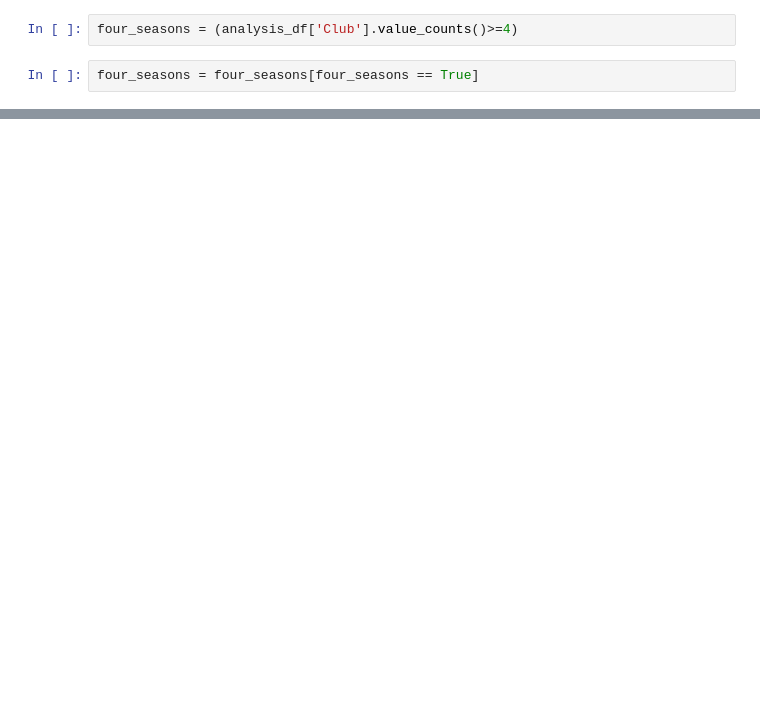
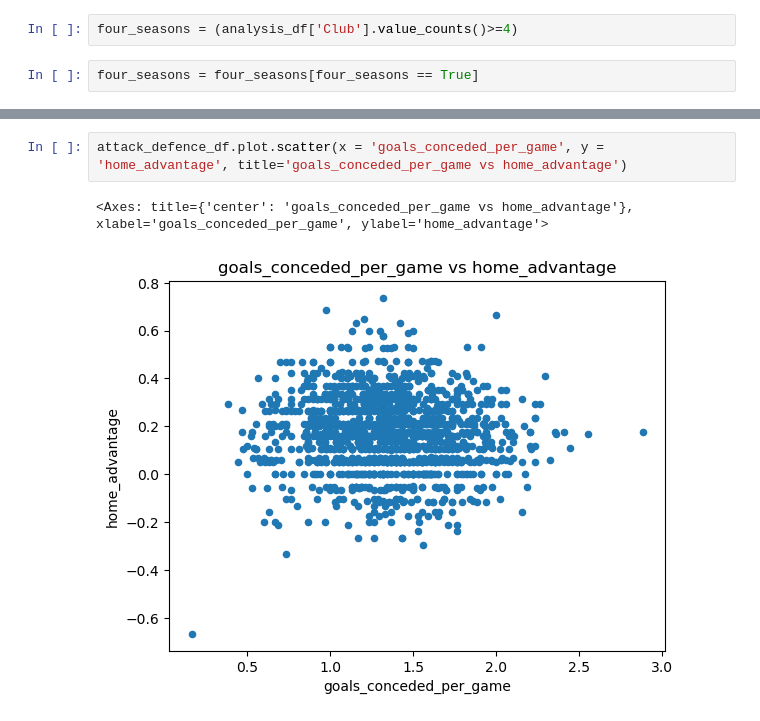
Before and after one commit to pigeononcrack/football-data-analysis, a Jupyter notebook: EDA_team_strength.ipynb, the cells around one changed output, grey strips where cells are left out. Drawn from its saved outputs; the diff is of its cells as text; blank space fills up the shorter version.

```diff
--- a/EDA_team_strength.ipynb
+++ b/EDA_team_strength.ipynb
@@ -106,0 +170,5 @@ Filtering clubs with fewer than four seasons had only a negligible effect on the
+# %%
+attack_defence_df.plot.scatter(x = 'goals_conceded_per_game', y = 'home_advantage', title='goals_conceded_per_game vs home_advantage')
+# %% [output]
+<Axes: title={'center': 'goals_conceded_per_game vs home_advantage'}, xlabel='goals_conceded_per_game', ylabel='home_advantage'>
+[figure, added]
```
Also changed, not shown: parts of 33 cells of this notebook.
